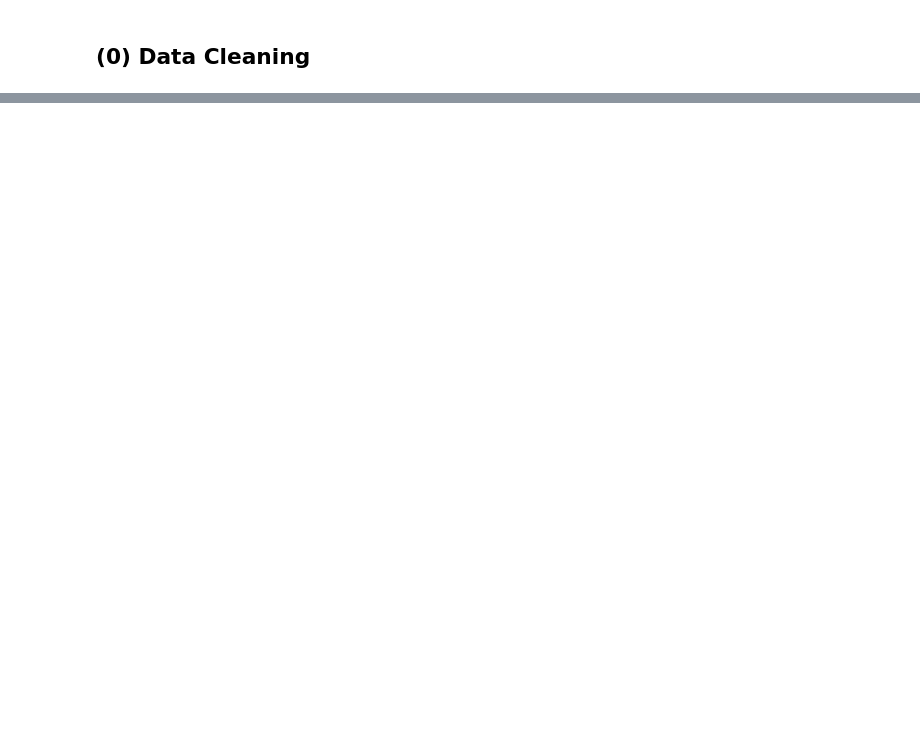
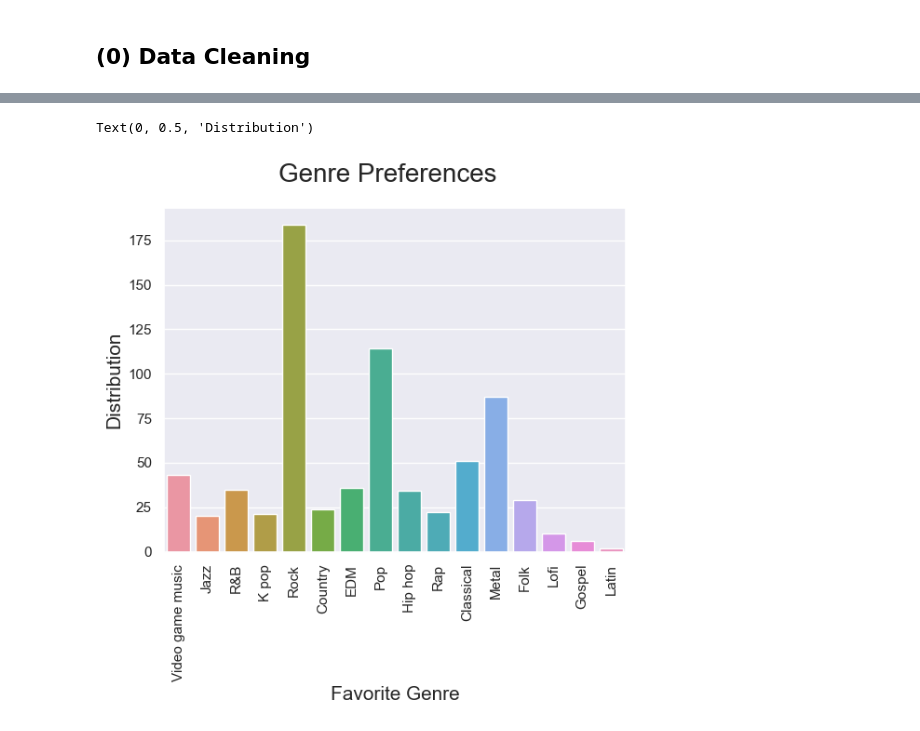
Before and after one commit to cameronchafin/chum_bucket_supreme, a Jupyter notebook: Music_and_Mental_Health.ipynb, the cells around one changed output, grey strips where cells are left out. Saved outputs shown, nothing was run; the diff lists cells and outputs as text; code cells hidden in the pictures; blank space fills up the shorter version.

```diff
--- a/Music_and_Mental_Health.ipynb
+++ b/Music_and_Mental_Health.ipynb
@@ -49,0 +75,10 @@ idf = df.interactive()
+# %%
+# Genre Breakdown by Count
+fig = sns.countplot(x=df['Fav genre'])
+plt.xticks(rotation=90)
+fig.figure.suptitle("Genre Preferences", fontsize = 20)
+plt.xlabel('Favorite Genre', fontsize=15)
+plt.ylabel('Distribution', fontsize=15)
+# %% [output]
+Text(0, 0.5, 'Distribution')
+[figure, added]
```
Also changed, not shown: parts of 24 cells of this notebook.
